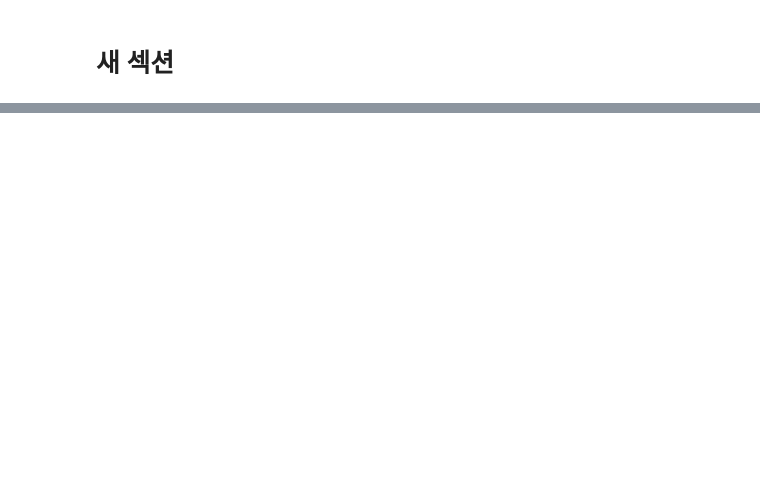
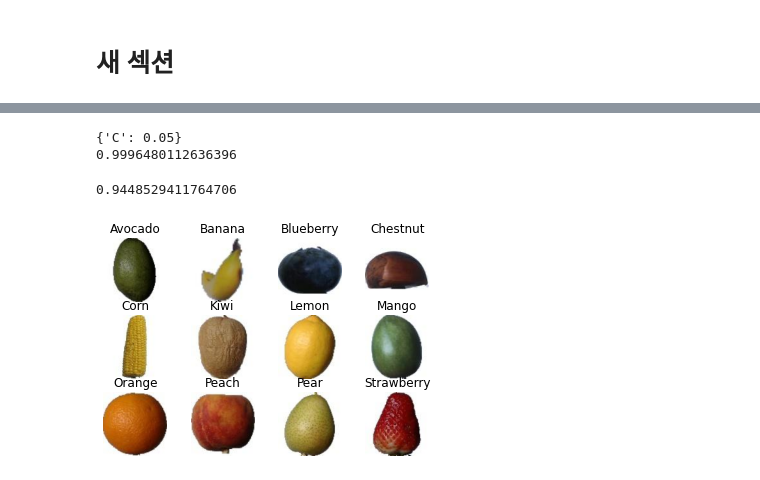
Before and after one commit to ykykyk112/machine_learning, a Jupyter notebook: sklearn_exercise/SVM_Classifier.ipynb, the cells around one changed output, grey strips where cells are left out. Cells and saved outputs as stored; diff of their text form; code cells hidden in the pictures; blank space fills up the shorter version.

```diff
--- a/sklearn_exercise/SVM_Classifier.ipynb
+++ b/sklearn_exercise/SVM_Classifier.ipynb
@@ -324,0 +476,34 @@ array([[143,   0,   0,   0,   0,   0,   0,   0,   0,   0,   0,   0],
+# %%
+print(grid_search.best_params_)
+print(grid_search.best_score_)
+# %% [output]
+{'C': 0.05}
+0.9996480112636396
+# %%
+svm_clf = LinearSVC(C = 0.05, random_state = 42)
+svm_clf.fit(X_train, y_train)
+
+best_param_score = svm_clf.score(X_test, y_test)
+best_param_score
+# %% [output]
+0.9448529411764706
+# %%
+fruit_name = ['Avocado', 'Banana', 'Blueberry', 'Chestnut', 'Corn', 'Kiwi', 'Lemon', 'Mango', 'Orange', 'Peach', 'Pear', 'Strawberry']
+path_for_test = '/content/drive/MyDrive/Colab_Notebooks/image/Test_set/'
+
+fig = plt.figure()
+fig.subplots_adjust(hspace=0.5)
+rows = 3
+cols = 4
+
+for index, name in enumerate(fruit_name) :
+    path = path_for_test+name+'/001.jpg'
+    img = cv2.imread(path)
+    ax = fig.add_subplot(rows, cols, index+1)
+    ax.imshow(cv2.cvtColor(img, cv2.COLOR_BGR2RGB))
+    ax.set_title(name)
+    ax.axis("off")
+
+plt.show()
+# %% [output]
+[figure, added]
```
Also changed, not shown: parts of 32 cells of this notebook.
